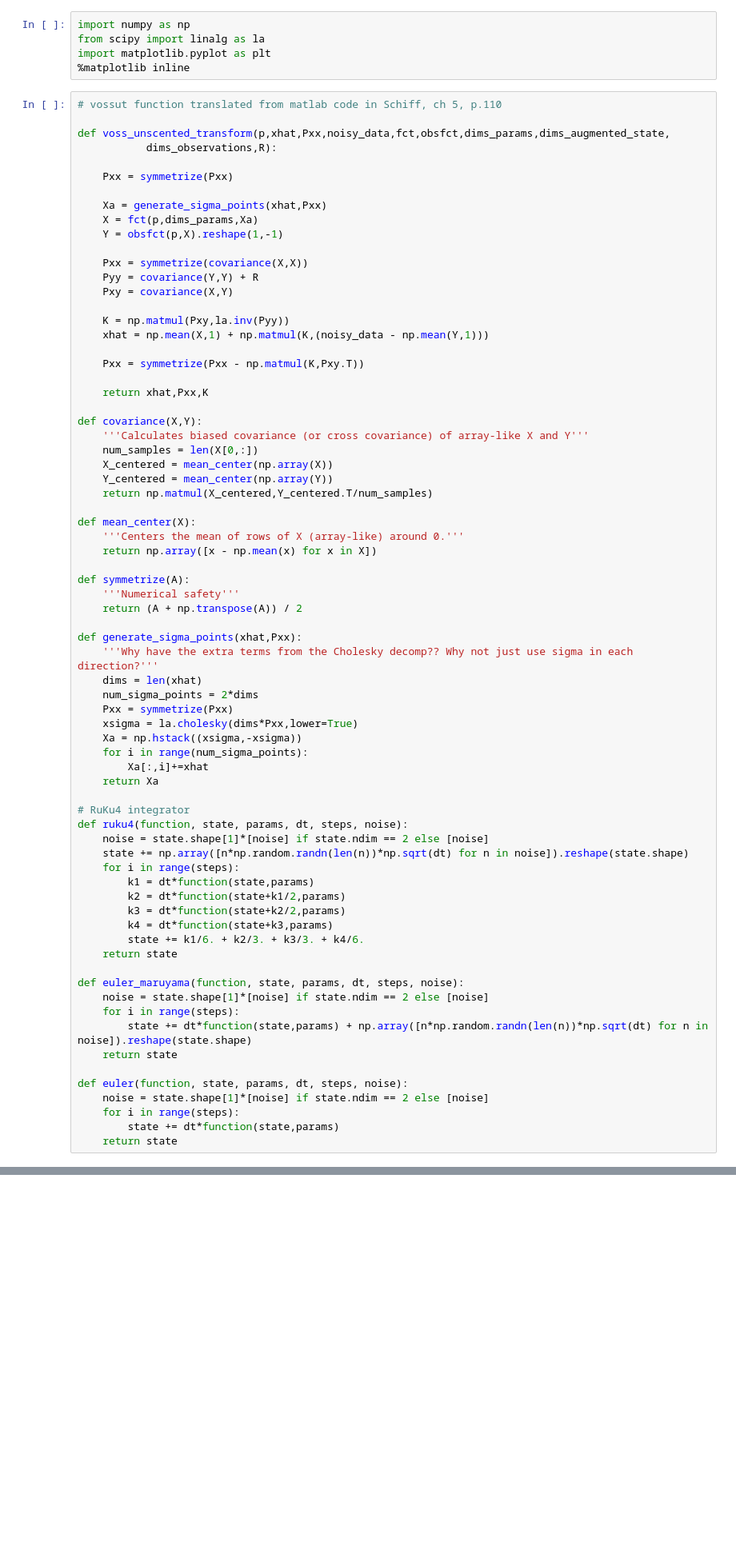
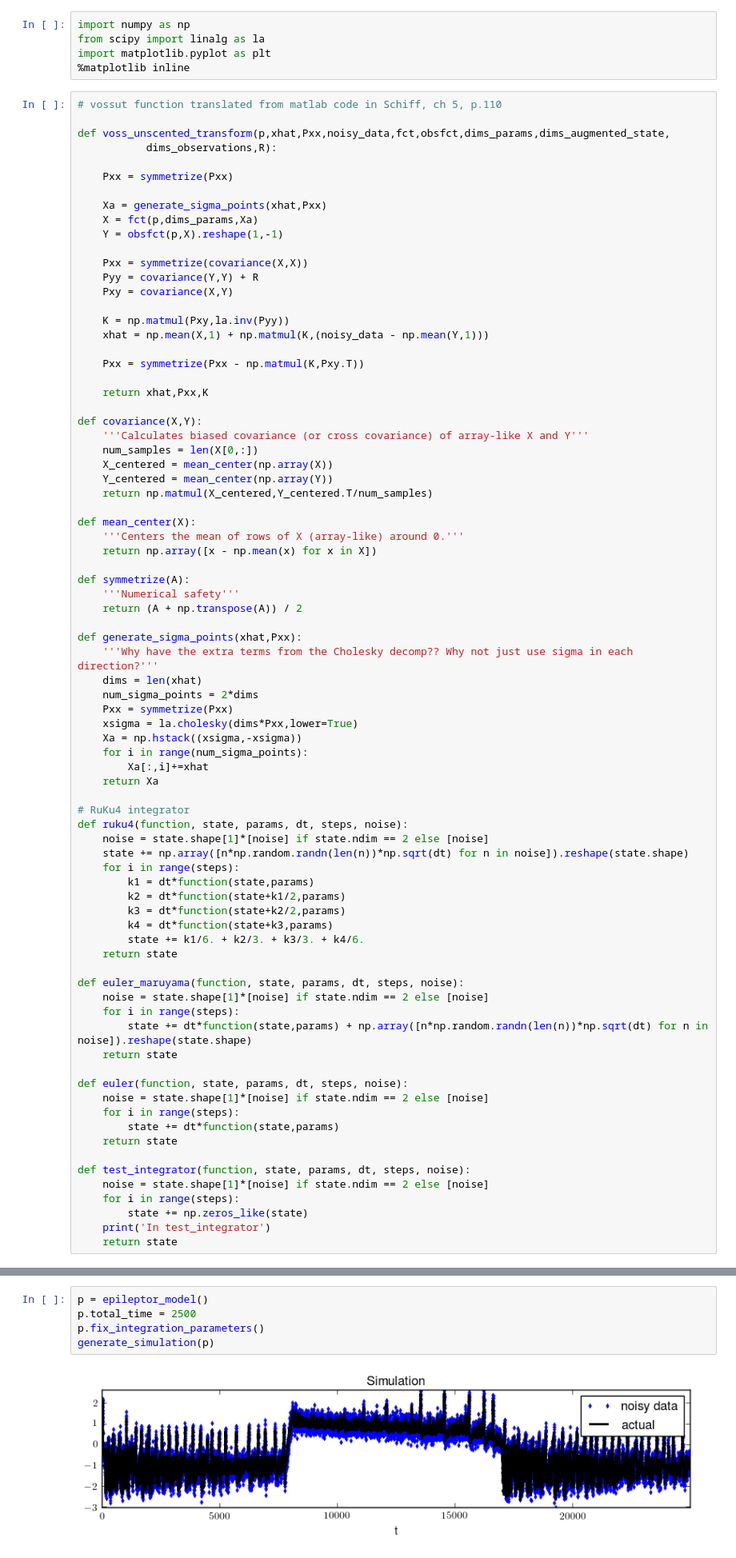
Before and after one commit to eschlaf2/kramer_rotation, a Jupyter notebook: Voss_Kalman.ipynb, the cells around one changed output, grey strips where cells are left out. Shown at 80% size. Drawn from its saved outputs; the diff is of its cells as text; blank space fills up the shorter version.

```diff
--- a/Voss_Kalman.ipynb
+++ b/Voss_Kalman.ipynb
@@ -75,6 +75,13 @@ def euler(function, state, params, dt, steps, noise):
     for i in range(steps):
         state += dt*function(state,params)
     return state
+
+def test_integrator(function, state, params, dt, steps, noise):
+    noise = state.shape[1]*[noise] if state.ndim == 2 else [noise]
+    for i in range(steps):
+        state += np.zeros_like(state)
+    print('In test_integrator')
+    return state
 # %%
 def set_covariances(process_sigmas,observation_sigmas,Pxx0):
     sigmas = {}
@@ -265 +276,8 @@ class kalman_parameters:
+# %%
+p = epileptor_model()
+p.total_time = 2500
+p.fix_integration_parameters()
+generate_simulation(p)
+# %% [output]
+[figure, added]
 # %%
```
Also changed, not shown: parts of 10 cells of this notebook.
